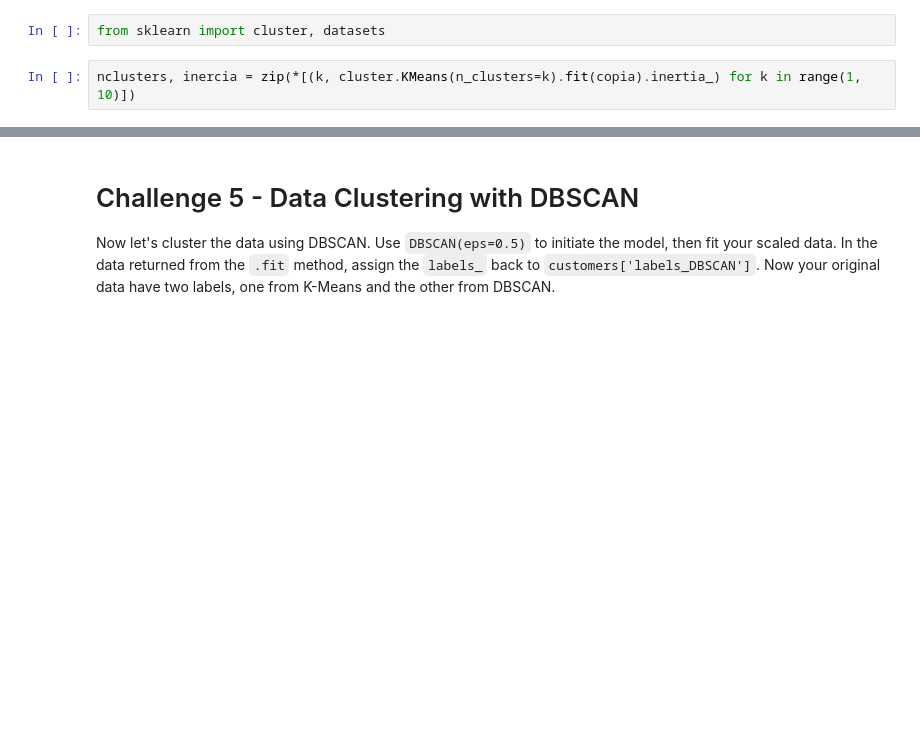
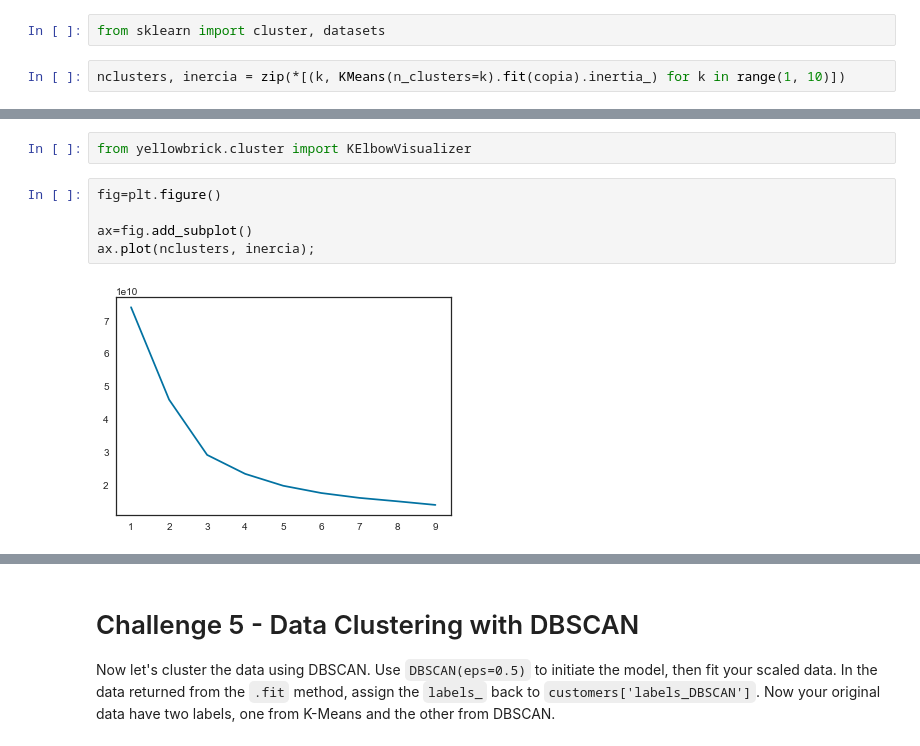
Before and after one commit to Ironhack-Data-Madrid-Mayo-2022/7.4-lab-unsupervised-learning, a Jupyter notebook: your-code/main.ipynb, the cells around one changed output, grey strips where cells are left out. Cells and saved outputs as stored; diff of their text form; blank space fills up the shorter version.

```diff
--- a/your-code/main.ipynb
+++ b/your-code/main.ipynb
@@ -415,4 +410,4 @@ plt.show();
 # %%
 from sklearn import cluster, datasets
 # %%
-nclusters, inercia = zip(*[(k, cluster.KMeans(n_clusters=k).fit(copia).inertia_) for k in range(1, 10)])
+nclusters, inercia = zip(*[(k, KMeans(n_clusters=k).fit(copia).inertia_) for k in range(1, 10)])
@@ -420,0 +426,9 @@ NameError: name 'cluster' is not defined
+# %%
+from yellowbrick.cluster import KElbowVisualizer
+# %%
+fig=plt.figure()
+
+ax=fig.add_subplot()
+ax.plot(nclusters, inercia);
+# %% [output]
+[figure, added]
```
Also changed, not shown: parts of 41 cells of this notebook.
